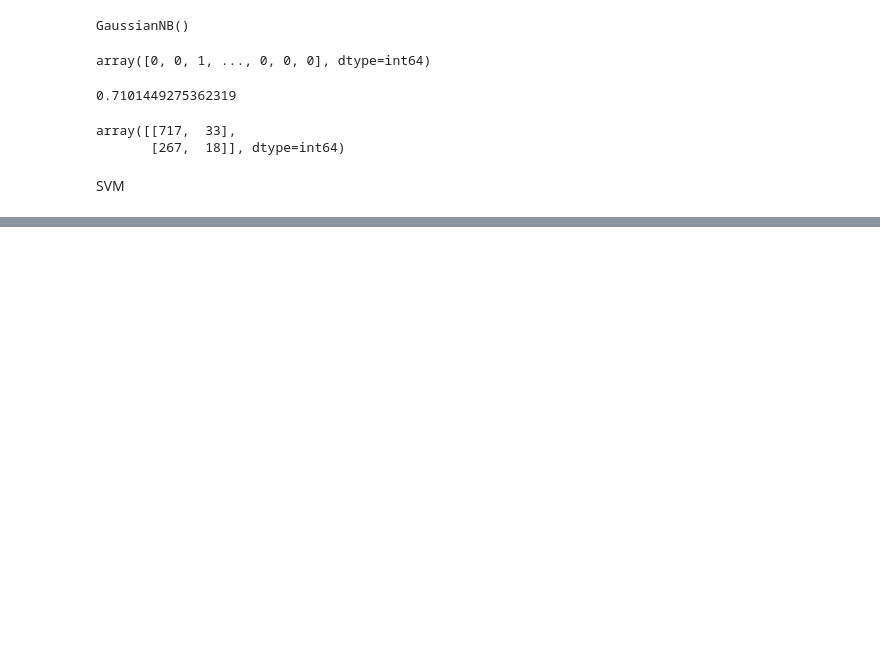
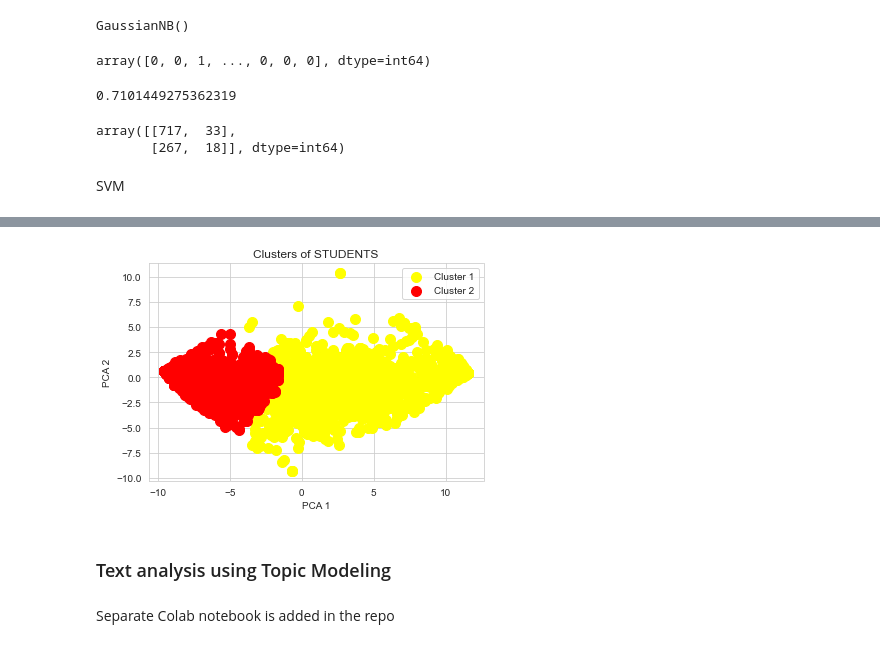
Before and after one commit to Nikhita-K/TYL-DS-Nikhita, a Jupyter notebook: Assignment-checkpoint.ipynb, the cells around one changed output, grey strips where cells are left out. Cells and saved outputs as stored; diff of their text form; code cells hidden in the pictures; blank space fills up the shorter version.

```diff
--- a/Assignment-checkpoint.ipynb
+++ b/Assignment-checkpoint.ipynb
@@ -319,0 +442,19 @@ y = df.target
+# %%
+from sklearn.cluster import AgglomerativeClustering
+hc = AgglomerativeClustering(n_clusters = 2, affinity = 'euclidean', linkage = 'ward')
+y_hc = hc.fit_predict(dataset_questions_pca)
+X = dataset_questions_pca
+# Visualising the clusters
+plt.scatter(X[y_hc == 0, 0], X[y_hc == 0, 1], s = 100, c = 'yellow', label = 'Cluster 1')
+plt.scatter(X[y_hc == 1, 0], X[y_hc == 1, 1], s = 100, c = 'red', label = 'Cluster 2')
+plt.title('Clusters of STUDENTS')
+plt.xlabel('PCA 1')
+plt.ylabel('PCA 2')
+plt.legend()
+plt.show()
+# %% [output]
+[figure, added]
+# %% [markdown]
+### Text analysis using Topic Modeling
+# %% [markdown]
+Separate Colab notebook is added in the repo
```
Also changed, not shown: parts of 27 cells of this notebook.
